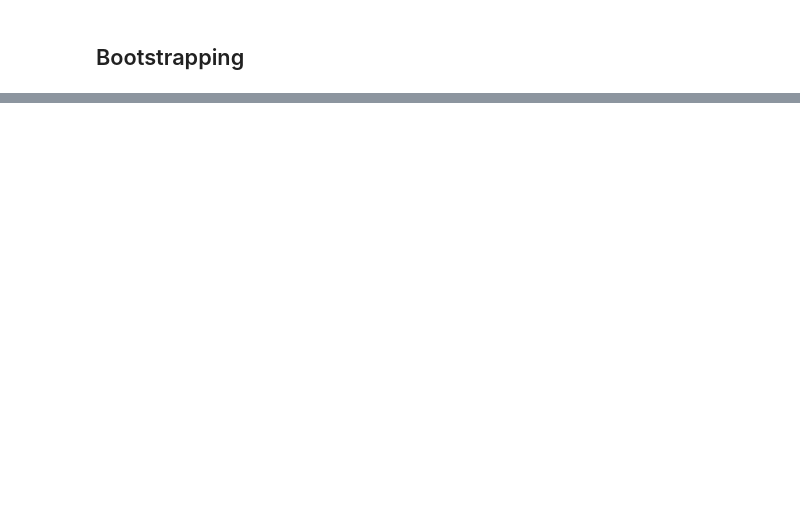
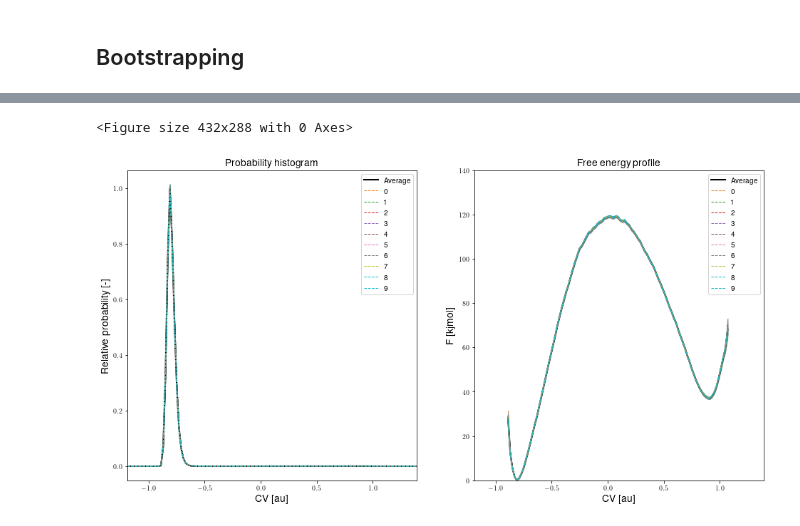
Before and after one commit to molmod/ThermoLIB, a Jupyter notebook: examples/WHAM/wham.ipynb, the cells around one changed output, grey strips where cells are left out. Saved outputs shown, nothing was run; the diff lists cells and outputs as text; code cells hidden in the pictures; blank space fills up the shorter version.

```diff
--- a/examples/WHAM/wham.ipynb
+++ b/examples/WHAM/wham.ipynb
@@ -164,18 +184,16 @@ plot_histograms('histogram_US_correaltion_3.png', [hist_blockavg]+histograms, la
 ## Bootstrapping
 # %%
 feps = []
-Nboot = 1000
-temp, biasses, trajectories = read_wham_input(fn, kappa_unit='kjmol', q0_unit='au')
+Nboot = 10
+histograms = []
+temp, biasses, trajectories = read_wham_input(fn, path_template_colvar_fns='colvar_%s.dat', kappa_unit='kjmol', q0_unit='au')
 for iboot in range(Nboot):
     new_trajectories = []
     for traj in trajectories:
         Nsteps = len(traj)
-        indices = np.random.uniform(0,Nsteps,Nsteps)
+        indices = np.random.randint(0, high=Nsteps, size=Nsteps)
         new_trajectories.append(traj[indices])
-    hist = Histogram1D.from_wham(bins, new_trajectories, biasses, temp, estimate_error='mle_f')
-    feps.append(BaseFreeEnergyProfile.from_histogram(hist,temp))
+    histogram = Histogram1D.from_wham(bins, new_trajectories, biasses, temp, error_estimate='mle_f')
+    histograms.append(histogram.copy())
+    feps.append(BaseFreeEnergyProfile.from_histogram(histogram,temp))
 hist = Histogram1D.from_average(histograms, error_estimate='std')
-plot_histograms('histograms_US_bootstrapping.png', [hist]+histograms, labels=['Average']+['start=%i' %i for i in np.arange(0,100,10)], temp=temp, flim=140*kjmol,
-               colors    =['k']+[None,]*10,
-               linewidths=[2  ]+[1   ,]*10,
-               linestyles=['-']+['--',]*10)
@@ -181,0 +211,8 @@ plot_histograms('histograms_US_bootstrapping.png', [hist]+histograms, labels=['A
+# %%
+plot_histograms('histograms_US_bootstrapping.png', [hist]+histograms, labels=['Average']+['%i' %i for i in np.arange(0,10,1)], temp=temp, flims=[0,140],
+               colors    =['k']+[None,]*10,
+               linewidths=[2  ]+[1   ,]*10,
+               linestyles=['-']+['--',]*10)
+# %% [output]
+<Figure size 432x288 with 0 Axes>
+[figure, added]
```
Also changed, not shown: parts of 14 cells of this notebook, 2 other files.
